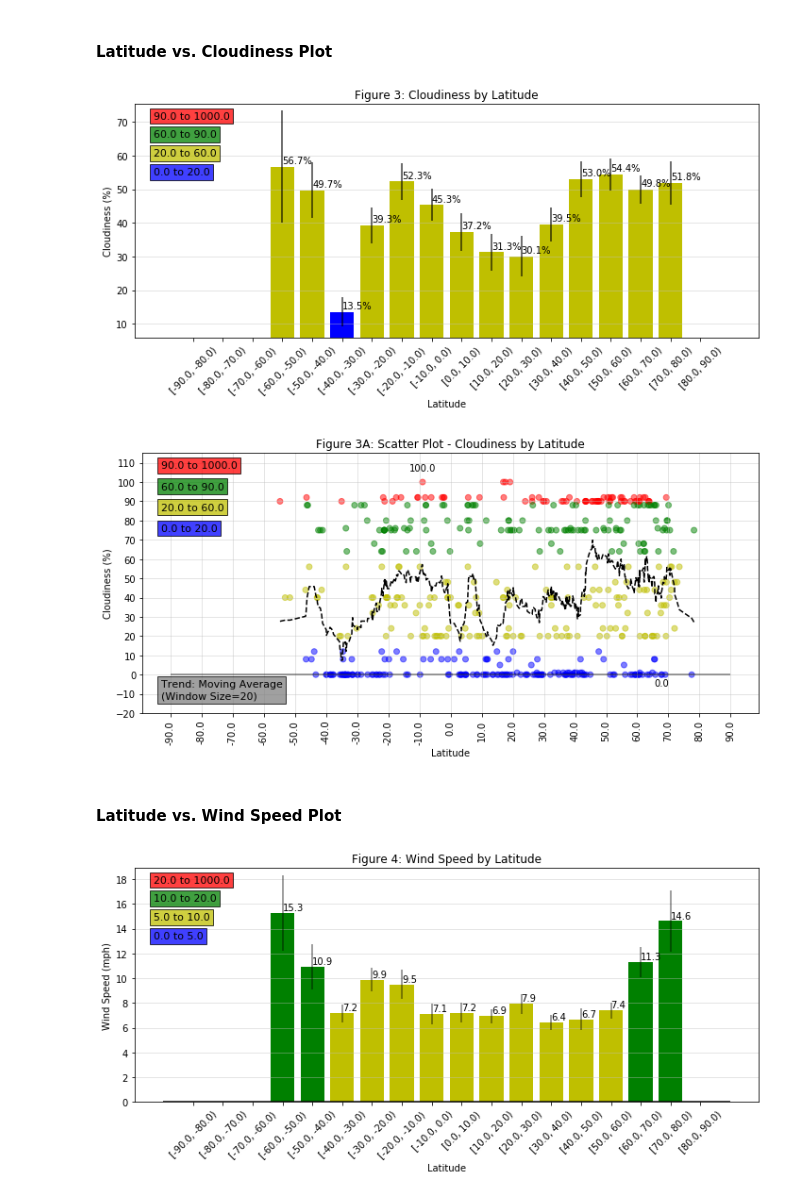
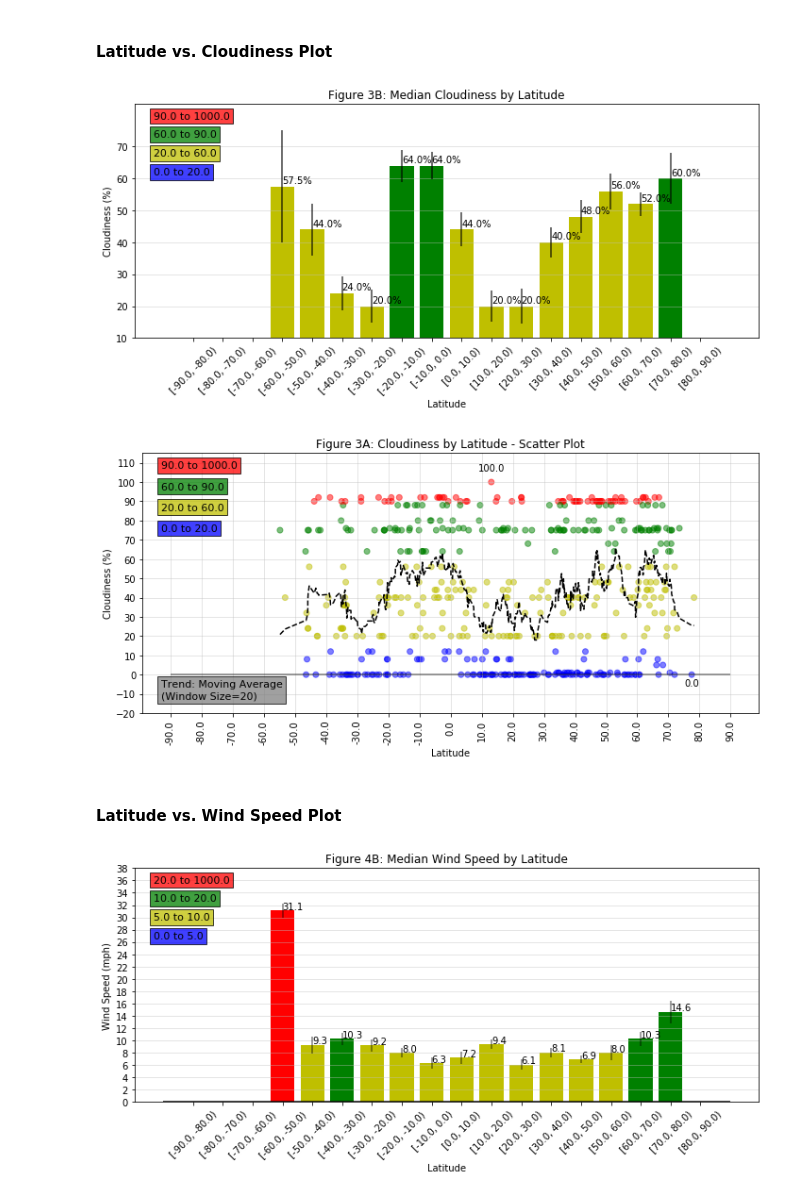
Before and after one commit to daddyjab/PythonAssignments, a Jupyter notebook: WeatherPy/WeatherPy-jb.ipynb, the cells around one changed output. Cells and saved outputs as stored; diff of their text form; code cells hidden in the pictures.

Commit message:
Ok, final code changes done; had to check for some outliers. - only analysis left.

```diff
--- a/WeatherPy/WeatherPy-jb.ipynb
+++ b/WeatherPy/WeatherPy-jb.ipynb
@@ -368,0 +352,6 @@ cities_df
+# %%
+# Remove any outlier data where Humidity is <0% or > 100.0%
+cities_df = cities_df[ cities_df['Humidity'].map(valid_0to100) ]
+# %%
+# Remove any outlier data where Cloudiness is <0% or > 100.0%
+cities_df = cities_df[ cities_df['Cloudiness'].map(valid_0to100) ]
@@ -436,8 +447,9 @@ cities_df
 # Create grouping of the data based upon the bins
 c_lat_g = cities_df.groupby('Latitude Bin')
 # %%
-c_lat_df = c_lat_g.agg(np.mean).reset_index(drop=False)
-c_lat_df
+# Calculate median values
+c_lat_df = c_lat_g.agg(np.median).reset_index(drop=False)
+c_lat_df.head()
 # %% [output]
 |  | Latitude Bin | Target Lat | Target Long | Grid Lat | Grid Long | Actual Lat | Actual Long | Temp | ... |
 | 0 | [-90.0, -80.0) | NaN | NaN | NaN | NaN | NaN | NaN | NaN | ... |
@@ -776,9 +767,9 @@ for ci in cities_df.index:
     # Set the color of the markers based upon temperature
     c_plotvalue = cities_df.loc[ci,  c_plotcolumn]
 
-    # If temperature is not populated for this bin,
+    # If temperature is not populated for this bin or is an invalid value,
     #  continue to move to the next bin
-    if math.isnan(c_plotvalue):
+    if math.isnan(c_plotvalue) or c_plotvalue < 0.0 or c_plotvalue > 100.0:
         continue
 
     # Select marker color and add it to the list
@@ -836,7 +827,7 @@ plt.yticks(np.arange(round(y_bot,-1),round(y_top,-1),step=10))
 
 plt.xlabel("Latitude")
 plt.ylabel("Humidity (%)")
-plt.title("Figure 2A: Scatter Plot - Humidity by Latitude")
+plt.title("Figure 2A: Humidity by Latitude - Scatter Plot")
 
 plt.grid(True, axis='both', color='0.75', alpha=0.5)
 # plt.legend(loc="best")
@@ -925,7 +916,7 @@ plt.yticks(np.arange(round(y_bot,-1),round(y_top,-1),step=10))
 
 plt.xlabel("Latitude")
 plt.ylabel("Cloudiness (%)")
-plt.title("Figure 3: Cloudiness by Latitude")
+plt.title("Figure 3B: Median Cloudiness by Latitude")
 
 plt.grid(True, axis='y', color='0.75', alpha=0.5)
 # plt.legend(loc="best")
@@ -946,6 +937,6 @@ plt.hlines(y=0, xmin=-1, xmax=len(c_lat_df.index))
 plt.tight_layout()
 plt.show()
 # %% [output]
-[figure, old version]
+[figure, new version]
 # %%
 # Save the Figure
@@ -1031,7 +1022,7 @@ plt.yticks(np.arange(round(y_bot,-1),round(y_top,-1),step=10))
 
 plt.xlabel("Latitude")
 plt.ylabel("Cloudiness (%)")
-plt.title("Figure 3A: Scatter Plot - Cloudiness by Latitude")
+plt.title("Figure 3A: Cloudiness by Latitude - Scatter Plot")
 
 plt.grid(True, axis='both', color='0.75', alpha=0.5)
 # plt.legend(loc="best")
@@ -1059,7 +1050,7 @@ plt.hlines(y=0, xmin=-90, xmax=+90, alpha=0.5)
 plt.tight_layout()
 plt.show()
 # %% [output]
-[figure, old version]
+[figure, new version]
 # %%
 # Save the Figure
 fig.savefig("Results/cloud_by_latitude_scatter.png")
@@ -1114,34 +1105,34 @@ y_range = y_top-y_bot
 y_bot -= y_range * 0.15
 y_top += y_range * 0.2
 plt.ylim( bottom=y_bot, top=y_top)
 
 # Adjust the tick marks to be more granular
 plt.yticks(np.arange(round(y_bot,-1),round(y_top,-1),step=2))
 
 plt.xlabel("Latitude")
 plt.ylabel("Wind Speed (mph)")
-plt.title("Figure 4: Wind Speed by Latitude")
+plt.title("Figure 4B: Median Wind Speed by Latitude")
 
 plt.grid(True, axis='y', color='0.75', alpha=0.5)
 # plt.legend(loc="best")
 
 
 # Add a key for the color coding used on the plot
 for i in range(1,len(color_threshold_list)):
     # Text to display
     box_text = f"{color_threshold_list[i-1]} to {color_threshold_list[i]}"
     box_fmt = {'boxstyle':'square', 'facecolor':color_list[i], 'alpha':0.75}
 
     # Plot this
     plt.text(0.03, 0.97 -((len(color_threshold_list)-i-1)*0.08),
              box_text, transform=ax.transAxes, fontsize=11, verticalalignment='top', bbox=box_fmt)
 
 # Add a horizontal line at the y = 0% level
 plt.hlines(y=0, xmin=-1, xmax=len(c_lat_df.index))
 
 plt.tight_layout()
 plt.show()
 # %% [output]
-[figure, old version]
+[figure, new version]
 # %%
 # Save the Figure
```
Also changed, not shown: parts of 19 cells of this notebook, 14 other files.
